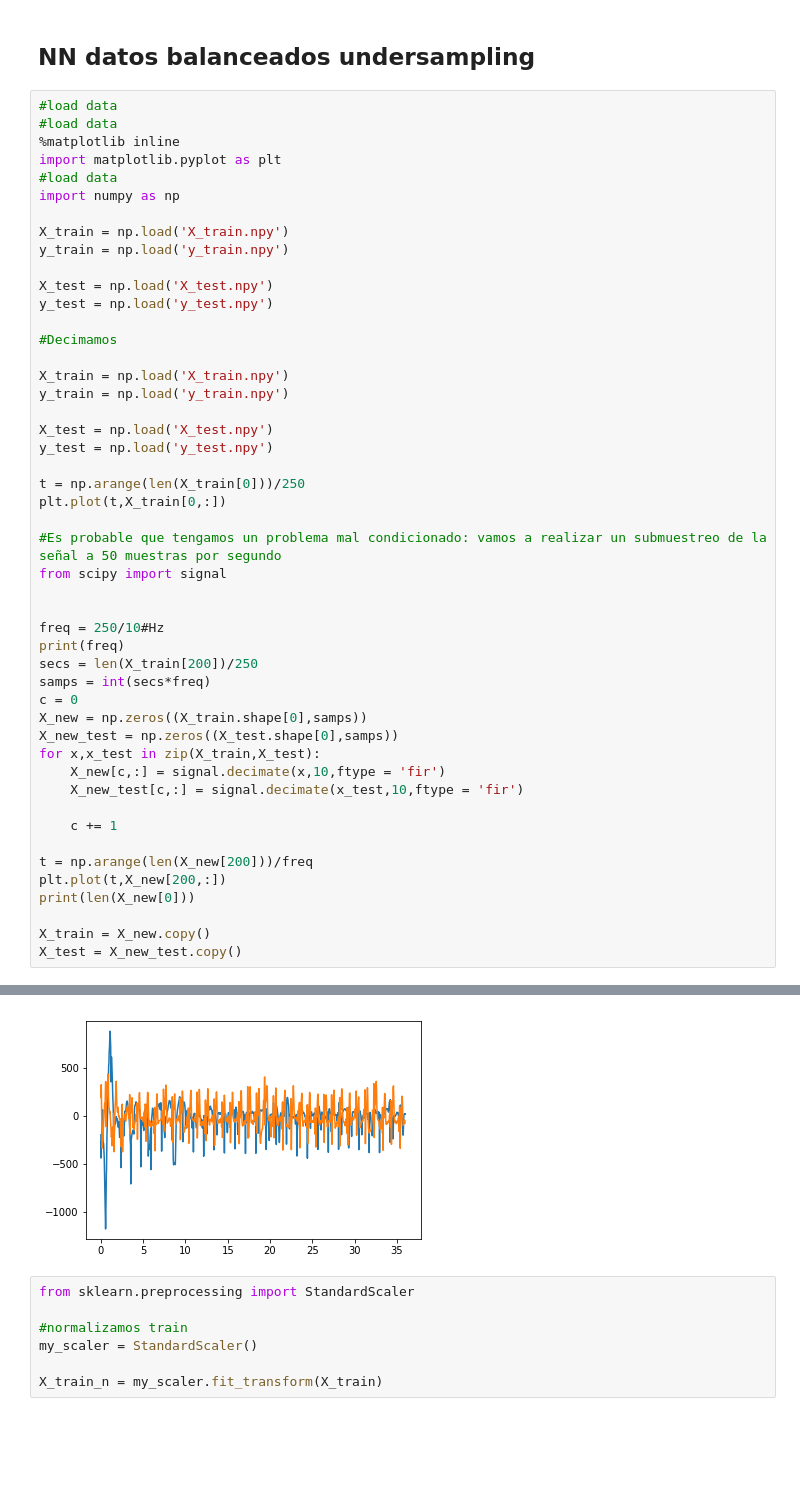
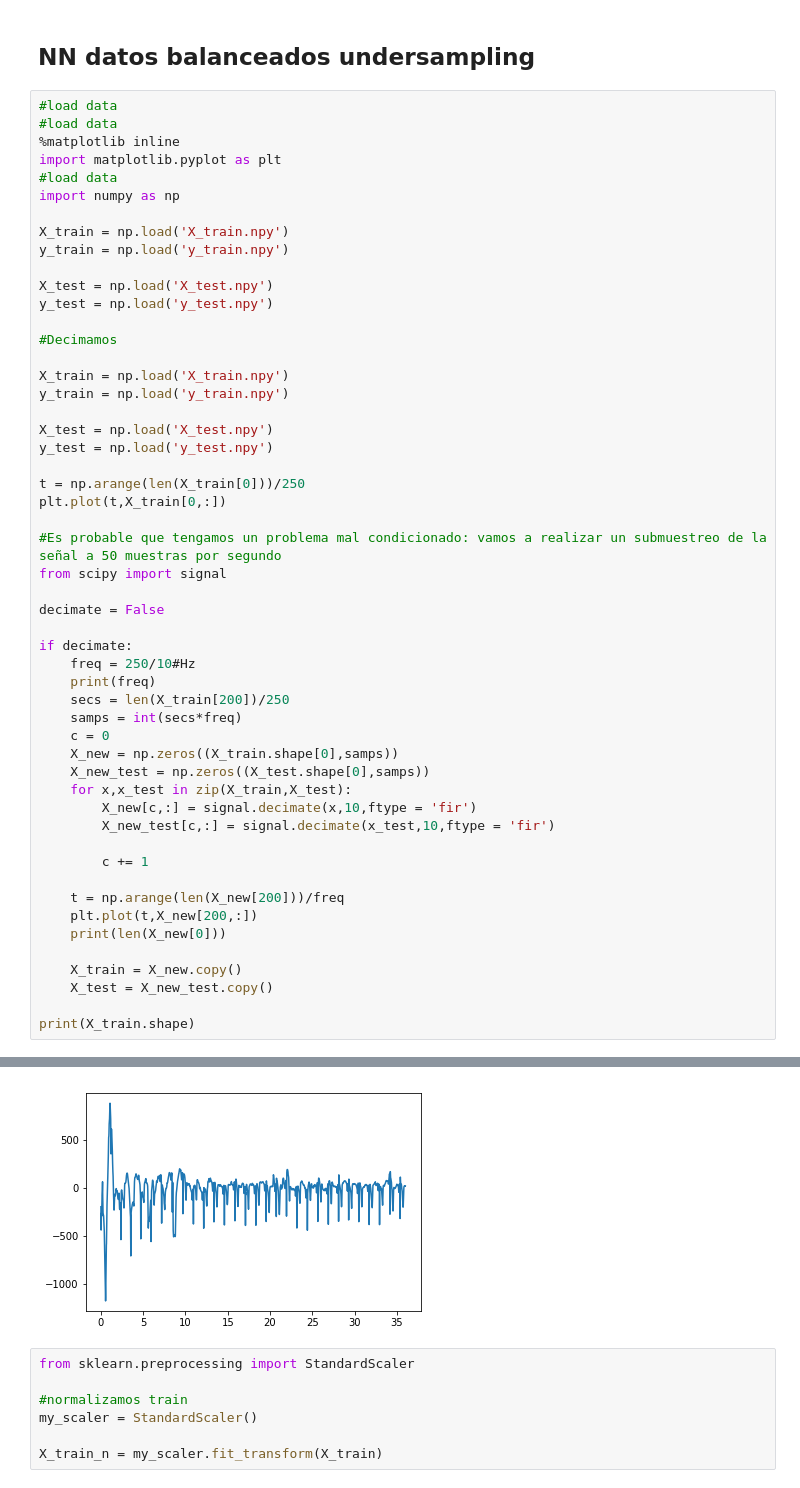
Before and after one commit to miansaay/Project, a Jupyter notebook: NN_datos_balanceados_oversampling.ipynb, the cells around one changed output, grey strips where cells are left out. Cells and saved outputs as stored; diff of their text form; blank space fills up the shorter version.

```diff
--- a/NN_datos_balanceados_oversampling.ipynb
+++ b/NN_datos_balanceados_oversampling.ipynb
@@ -28,24 +28,28 @@ plt.plot(t,X_train[0,:])
 #Es probable que tengamos un problema mal condicionado: vamos a realizar un submuestreo de la señal a 50 muestras por segundo
 from scipy import signal
 
+decimate = False
 
-freq = 250/10#Hz
-print(freq)
-secs = len(X_train[200])/250
-samps = int(secs*freq)
-c = 0
-X_new = np.zeros((X_train.shape[0],samps))
-X_new_test = np.zeros((X_test.shape[0],samps))
-for x,x_test in zip(X_train,X_test):
-    X_new[c,:] = signal.decimate(x,10,ftype = 'fir')
-    X_new_test[c,:] = signal.decimate(x_test,10,ftype = 'fir')
+if decimate:
+    freq = 250/10#Hz
+    print(freq)
+    secs = len(X_train[200])/250
+    samps = int(secs*freq)
+    c = 0
+    X_new = np.zeros((X_train.shape[0],samps))
+    X_new_test = np.zeros((X_test.shape[0],samps))
+    for x,x_test in zip(X_train,X_test):
+        X_new[c,:] = signal.decimate(x,10,ftype = 'fir')
+        X_new_test[c,:] = signal.decimate(x_test,10,ftype = 'fir')
 
-    c += 1
+        c += 1
 
-t = np.arange(len(X_new[200]))/freq
-plt.plot(t,X_new[200,:])
-print(len(X_new[0]))
+    t = np.arange(len(X_new[200]))/freq
+    plt.plot(t,X_new[200,:])
+    print(len(X_new[0]))
 
-X_train = X_new.copy()
-X_test = X_new_test.copy()
+    X_train = X_new.copy()
+    X_test = X_new_test.copy()
+
+print(X_train.shape)
 # %% [output]
@@ -54,4 +57,4 @@ X_test = X_new_test.copy()
-[figure, old version]
+[figure, new version]
 # %%
 from sklearn.preprocessing import StandardScaler
 
```
Also changed, not shown: parts of 4 cells of this notebook, 2 other files.
